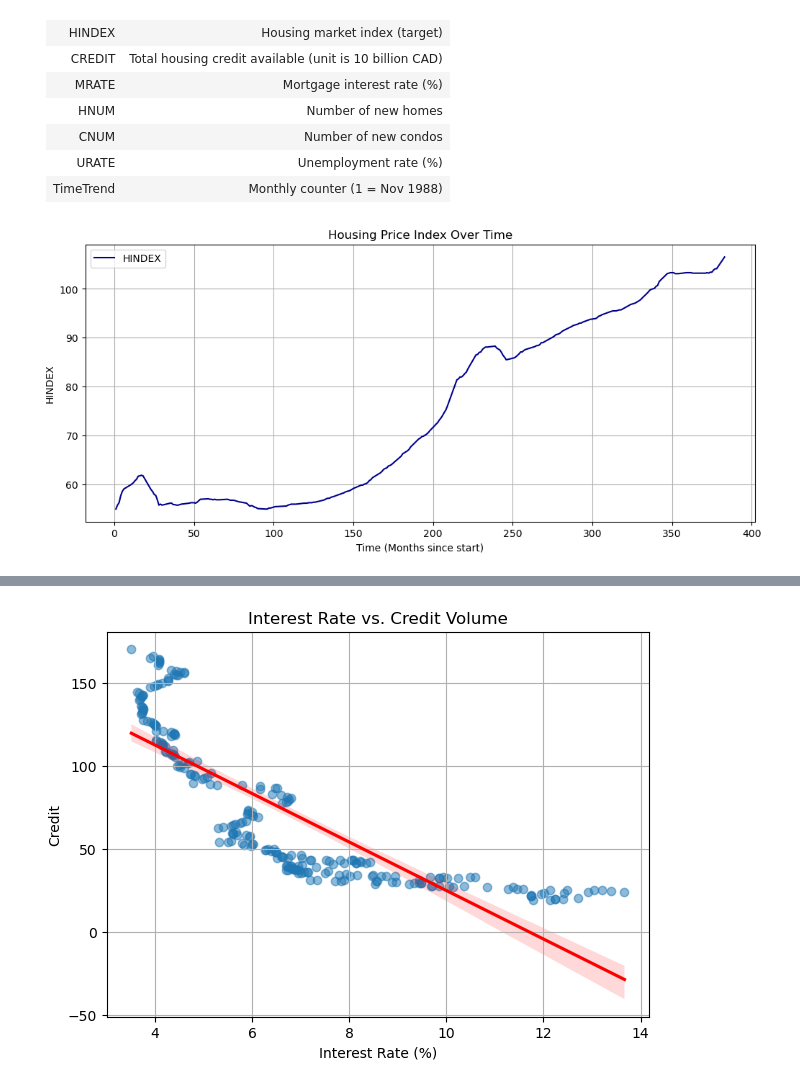
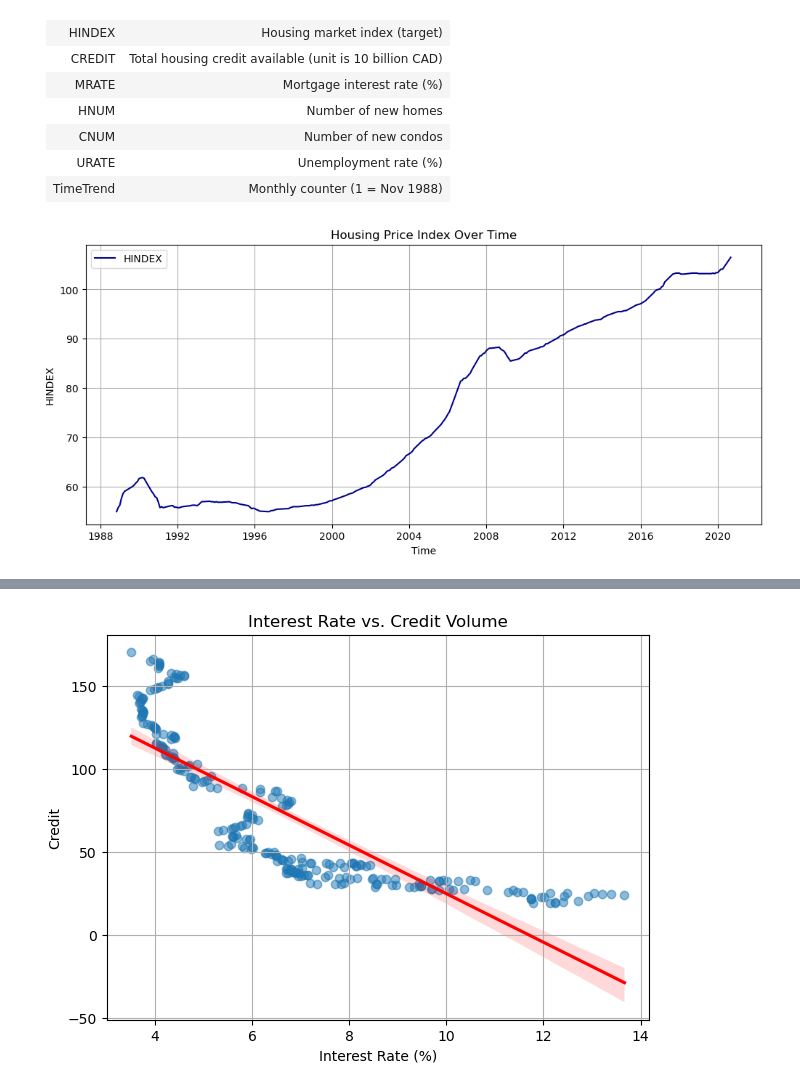
Before and after one commit to Winston8885/econproject, a Jupyter notebook: page.ipynb, the cells around one changed output, grey strips where cells are left out. Saved outputs shown, nothing was run; the diff lists cells and outputs as text; code cells hidden in the pictures.

```diff
--- a/page.ipynb
+++ b/page.ipynb
@@ -52,10 +53,11 @@ df = pd.merge(df, NEW_CONDOS, on='REF_DATE', how='outer')
 df = pd.merge(df, UNEMPLOYED, on='REF_DATE', how='outer')
 df['REF_DATE'] = pd.to_datetime(df['REF_DATE'])
 df['TimeTrend'] = np.arange(1, len(df) + 1)
-df['CREDIT_Growth'] = (df['CREDIT'] - df['CREDIT'].shift(1)) / df['CREDIT'].shift(1) * 100
+df['CPI_growth'] = df['CPI'].diff()
+df['CREDIT'] = df['CREDIT'] / 10000 #Now the unit is 10 billion CAD
+df['CREDIT_growth'] = df['CREDIT'].diff()
 df = df.dropna()
 df['TimeTrend'] = df['TimeTrend'] - 394
-df['CREDIT'] = df['CREDIT'] / 10000 #Now the unit is 10 billion CAD
 # %% [markdown]
 ## Data overview
 # %%
@@ -91,13 +93,13 @@ df
 # %%
 import matplotlib.pyplot as plt
 
 plt.figure(figsize=(12, 5))
-plt.plot(df["TimeTrend"], df["HINDEX"], label="HINDEX", color="darkblue")
+plt.plot(df["REF_DATE"], df["HINDEX"], label="HINDEX", color="darkblue")
 plt.title("Housing Price Index Over Time")
-plt.xlabel("Time (Months since start)")
+plt.xlabel("Time")
 plt.ylabel("HINDEX")
 plt.grid(True)
 plt.legend()
 plt.show()
 # %% [output]
-[figure, old version]
+[figure, new version]
```
Also changed, not shown: parts of 41 cells of this notebook, 1 other file.
